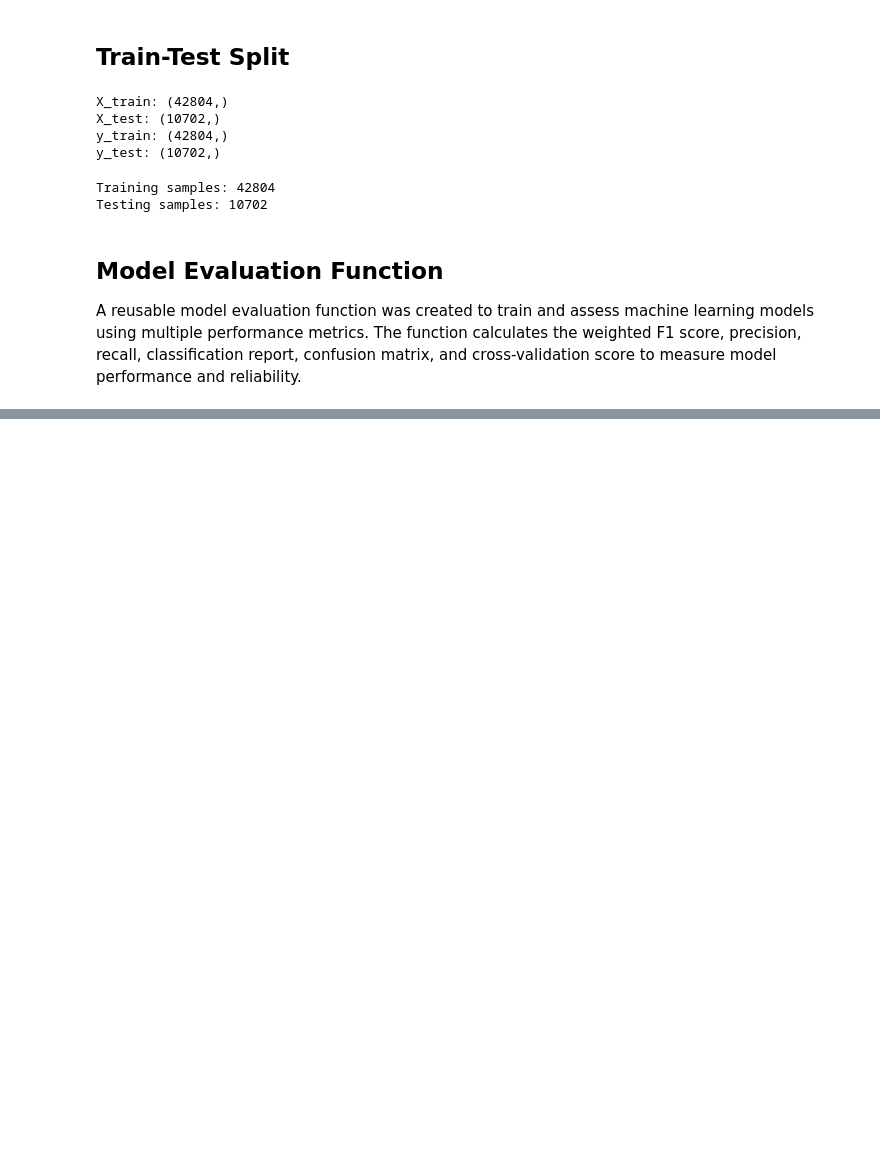
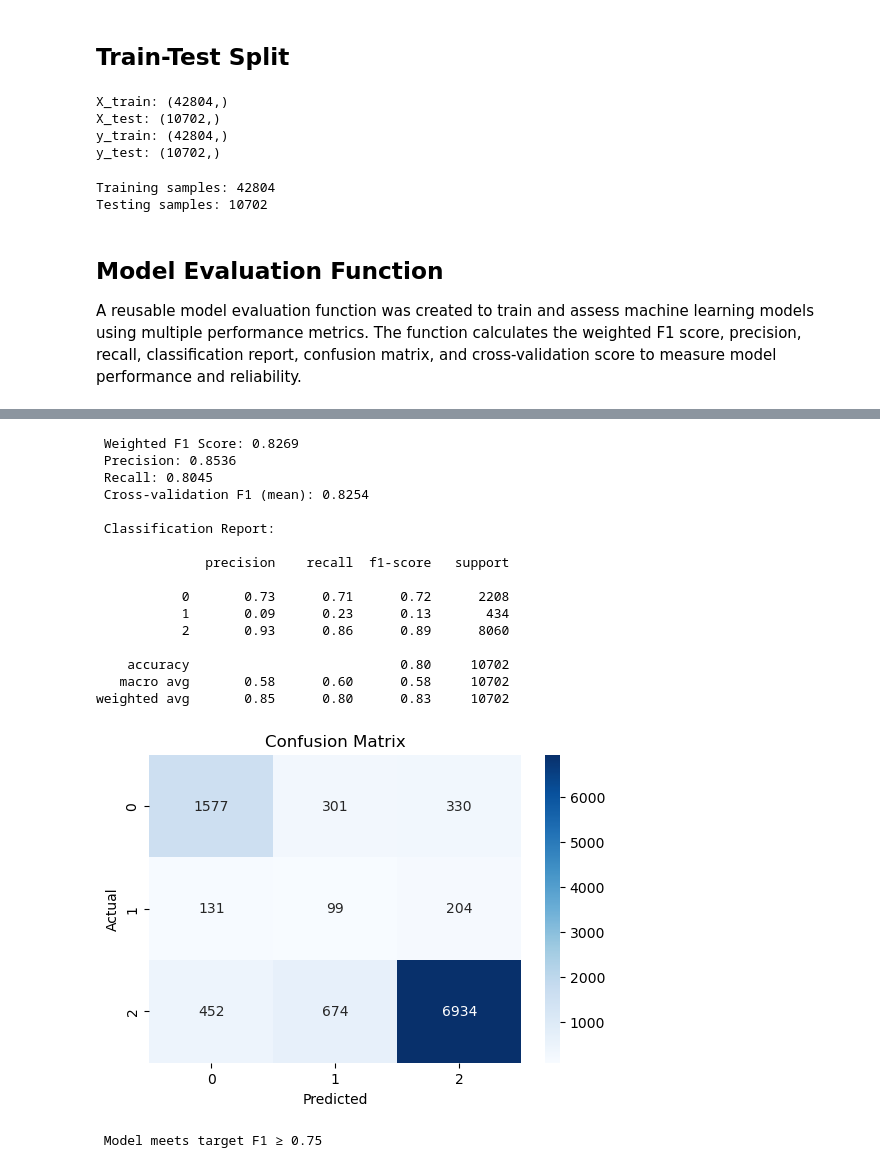
Before and after one commit to chepbree/Pesa-Salama-Classifier, a Jupyter notebook: notebooks/04.modelling.ipynb, the cells around one changed output, grey strips where cells are left out. Drawn from its saved outputs; the diff is of its cells as text; code cells hidden in the pictures; blank space fills up the shorter version.

Commit message:
Modelling: add baseline TF-IDF and Logistic Regression pipeline

```diff
--- a/notebooks/04.modelling.ipynb
+++ b/notebooks/04.modelling.ipynb
@@ -57,0 +47,6 @@ df.head()
+# %%
+# Load cleaned dataset
+
+# Loading — this is where keep_default_na goes
+df = pd.read_pickle('cleaned_df.pkl')
+df.head()
@@ -162,7 +159,7 @@ Testing samples: 10702
 
 A reusable model evaluation function was created to train and assess machine learning models using multiple performance metrics. The function calculates the weighted F1 score, precision, recall, classification report, confusion matrix, and cross-validation score to measure model performance and reliability.
 # %%
-def evaluate_model(model, X_train, X_test, y_train, y_test):
+def evaluate_model(model, X_train, X_test, y_train, y_test, model_name ='Model'):
 
 
 
@@ -231,0 +236,33 @@ def evaluate_model(model, X_train, X_test, y_train, y_test):
+# %%
+# Baseline Model: TF-IDF + Logistic Regression
+baseline_pipeline = Pipeline([
+    ("tfidf", TfidfVectorizer(stop_words="english", max_features=5000, ngram_range=(1,2))),
+    ("logreg", LogisticRegression(max_iter=1000, class_weight='balanced'))
+])
+
+intermediate_pipeline = Pipeline([
+    ("tfidf", TfidfVectorizer(stop_words="english", max_features=5000, ngram_range=(1,2))),
+    ("xgb", XGBClassifier(n_estimators=100, max_depth=6, learning_rate=0.1, random_state=42))
+])
+# %%
+# 4. Evaluate Baseline
+baseline_results = evaluate_model(baseline_pipeline, X_train, X_test, y_train, y_test, "Baseline Model")
+# %% [output]
+ Weighted F1 Score: 0.8269
+ Precision: 0.8536
+ Recall: 0.8045
+ Cross-validation F1 (mean): 0.8254
+
+ Classification Report:
+
+              precision    recall  f1-score   support
+
+           0       0.73      0.71      0.72      2208
+           1       0.09      0.23      0.13       434
+           2       0.93      0.86      0.89      8060
+
+    accuracy                           0.80     10702
+   macro avg       0.58      0.60      0.58     10702
+weighted avg       0.85      0.80      0.83     10702
+[figure, added]
+ Model meets target F1 ≥ 0.75
```
Also changed, not shown: parts of 11 cells of this notebook, 2 other files.
